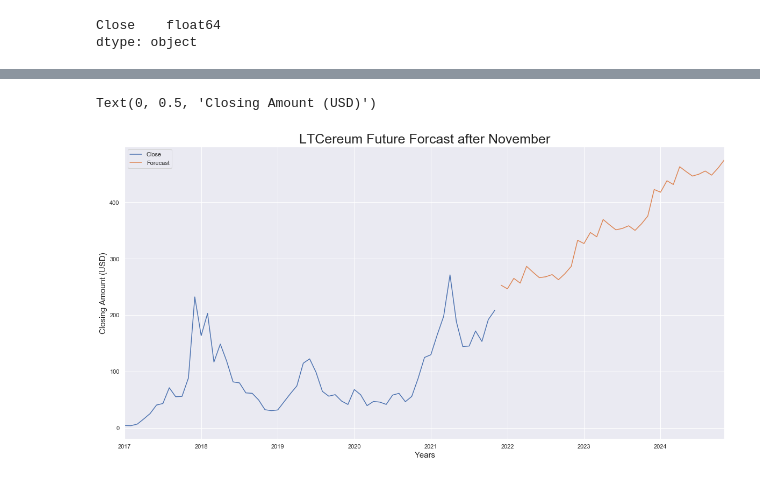
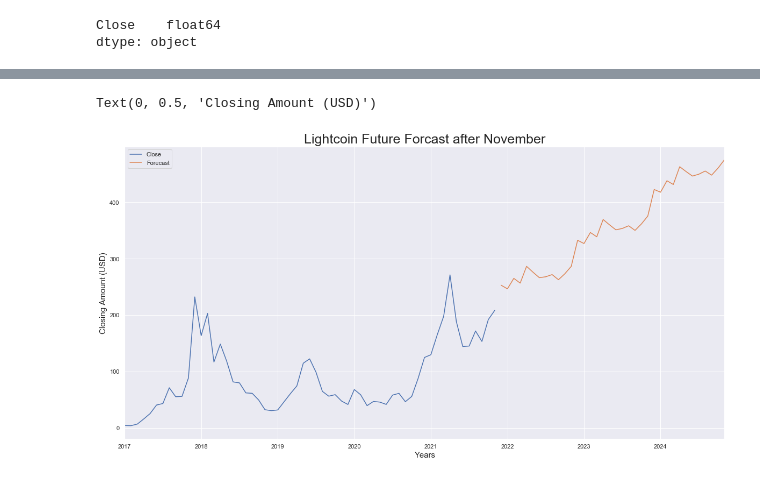
Before and after one commit to dmayo0317/project4, a Jupyter notebook: Notebooks/LTC/LTC_Nov.ipynb, the cells around one changed output, grey strips where cells are left out. Cells and saved outputs as stored; diff of their text form; code cells hidden in the pictures.

```diff
--- a/Notebooks/LTC/LTC_Nov.ipynb
+++ b/Notebooks/LTC/LTC_Nov.ipynb
@@ -187,17 +186,17 @@ mean_squared_error(test["Close"], predictions)
 # %%
 # Train the model on the full dataset
 model = model = SARIMAX(LTCnov_df['Close'],order = (0, 2, 2),seasonal_order =(0, 1, 1, 12))
 result = model.fit()
 
 # Forecast for the next 3 years
 forecast = result.predict(start = len(LTCnov_df),end = (len(LTCnov_df)-1) + 3 * 12,typ = 'levels').rename('Forecast')
 
 # Plot the forecast values
 LTCnov_df['Close'].plot(figsize = (20, 10), legend = True)
 forecast.plot(legend = True)
-plt.title("LTCereum Future Forcast after November", fontsize = 25)
+plt.title("Lightcoin Future Forcast after November", fontsize = 25)
 plt.xlabel('Years',fontsize=15)
 plt.ylabel('Closing Amount (USD)',fontsize=15)
 # %% [output]
 Text(0, 0.5, 'Closing Amount (USD)')
-[figure, old version]
+[figure, new version]
```
Also changed, not shown: parts of 8 cells of this notebook.
